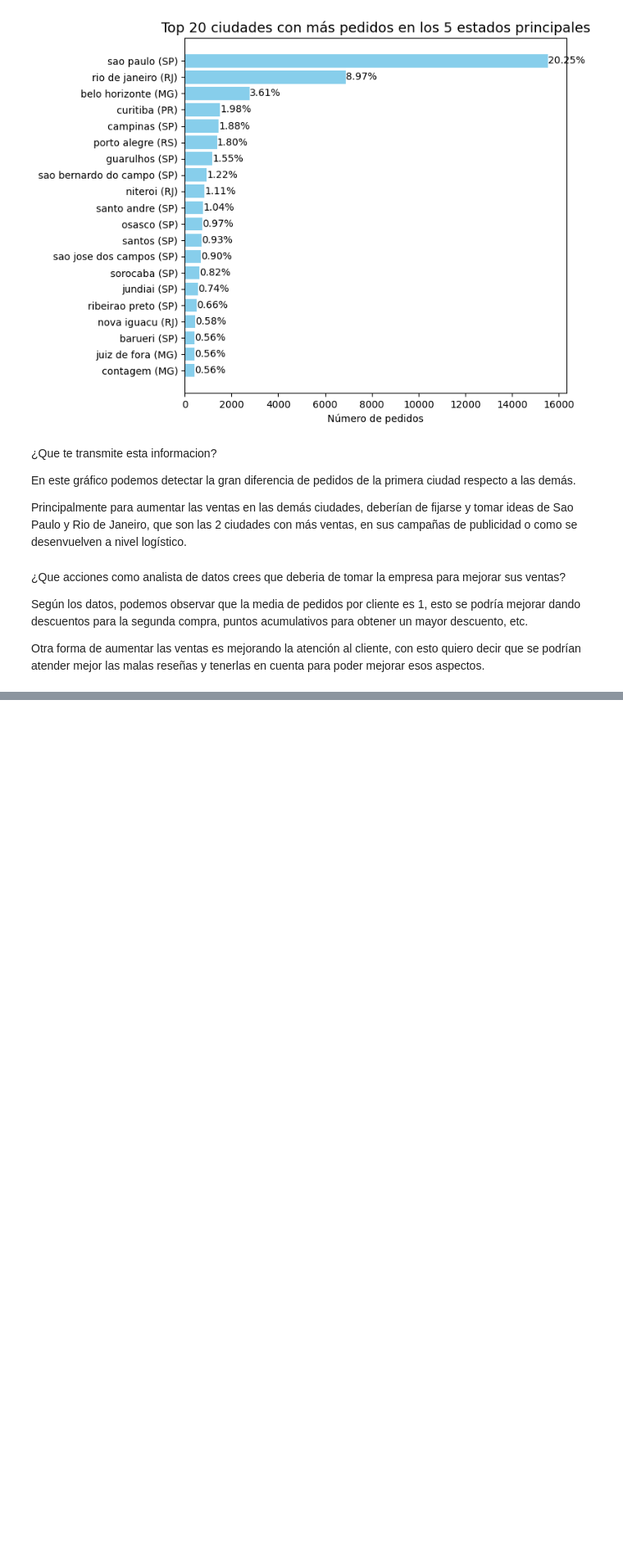
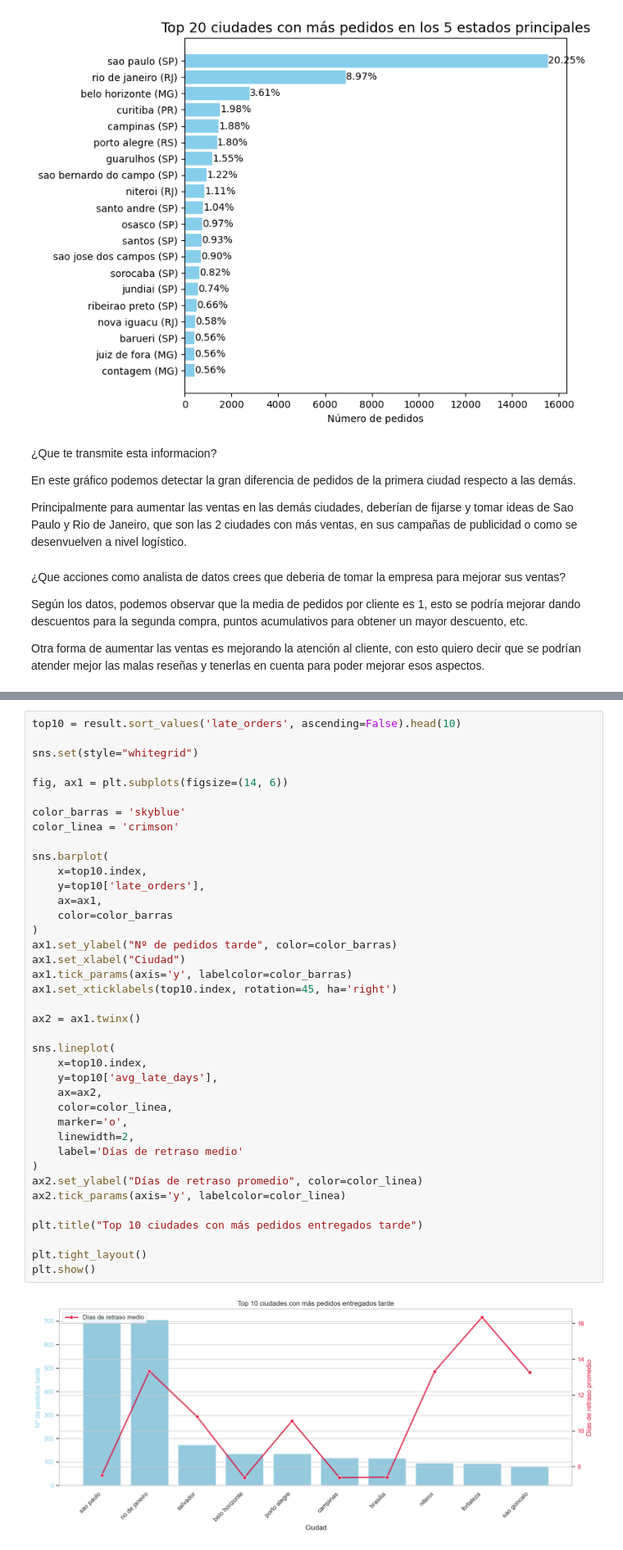
Before and after one commit to dllamas-stem/olist-interactive-dashboad, a Jupyter notebook: notebooks/ejercicios.ipynb, the cells around one changed output, grey strips where cells are left out. Shown at 82% size. Drawn from its saved outputs; the diff is of its cells as text; blank space fills up the shorter version.

```diff
--- a/notebooks/ejercicios.ipynb
+++ b/notebooks/ejercicios.ipynb
@@ -358,0 +403,41 @@ Otra forma de aumentar las ventas es mejorando la atención al cliente, con esto
+# %%
+top10 = result.sort_values('late_orders', ascending=False).head(10)
+
+sns.set(style="whitegrid")
+
+fig, ax1 = plt.subplots(figsize=(14, 6))
+
+color_barras = 'skyblue'
+color_linea = 'crimson'
+
+sns.barplot(
+    x=top10.index,
+    y=top10['late_orders'],
+    ax=ax1,
+    color=color_barras
+)
+ax1.set_ylabel("Nº de pedidos tarde", color=color_barras)
+ax1.set_xlabel("Ciudad")
+ax1.tick_params(axis='y', labelcolor=color_barras)
+ax1.set_xticklabels(top10.index, rotation=45, ha='right')
+
+ax2 = ax1.twinx()
+
+sns.lineplot(
+    x=top10.index,
+    y=top10['avg_late_days'],
+    ax=ax2,
+    color=color_linea,
+    marker='o',
+    linewidth=2,
+    label='Días de retraso medio'
+)
+ax2.set_ylabel("Días de retraso promedio", color=color_linea)
+ax2.tick_params(axis='y', labelcolor=color_linea)
+
+plt.title("Top 10 ciudades con más pedidos entregados tarde")
+
+plt.tight_layout()
+plt.show()
+# %% [output]
+[figure, added]
```
Also changed, not shown: parts of 1 cell of this notebook.
